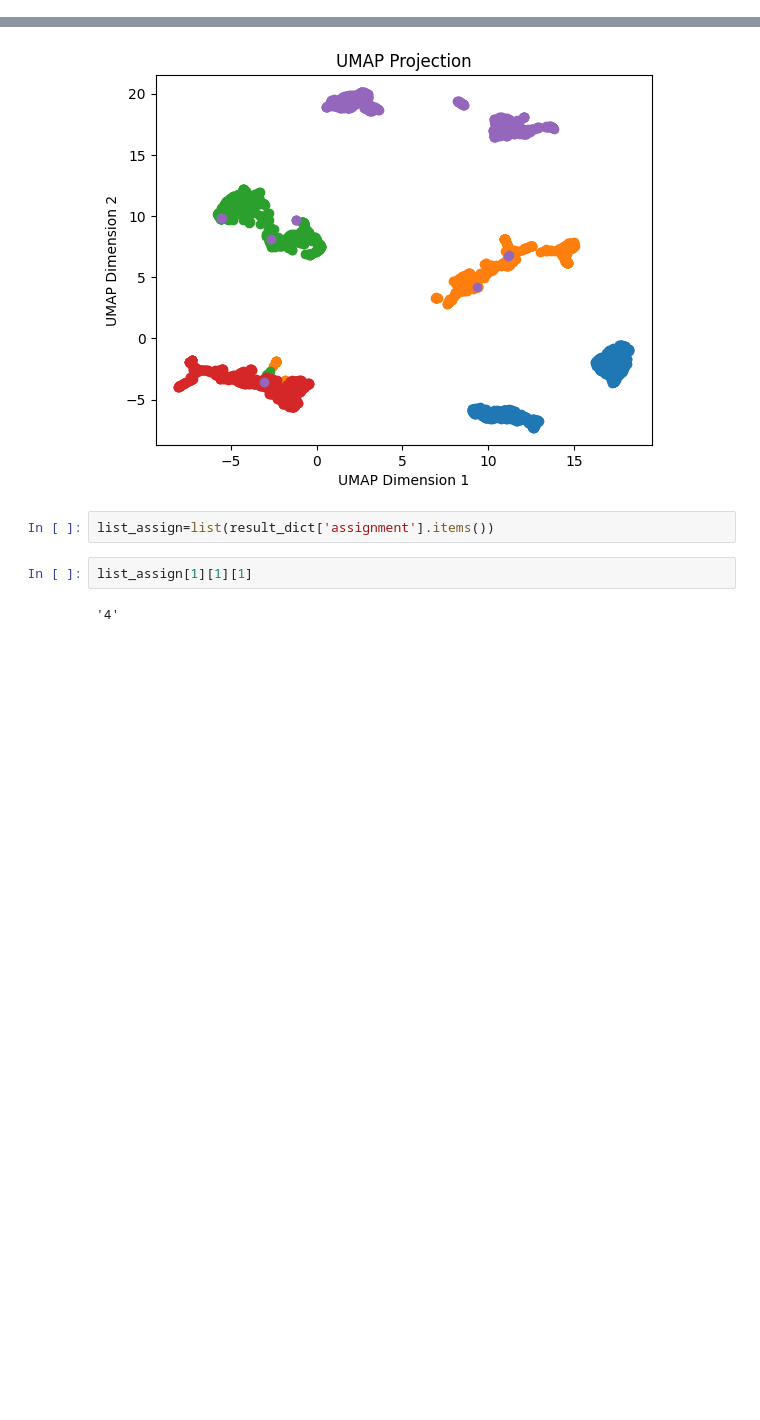
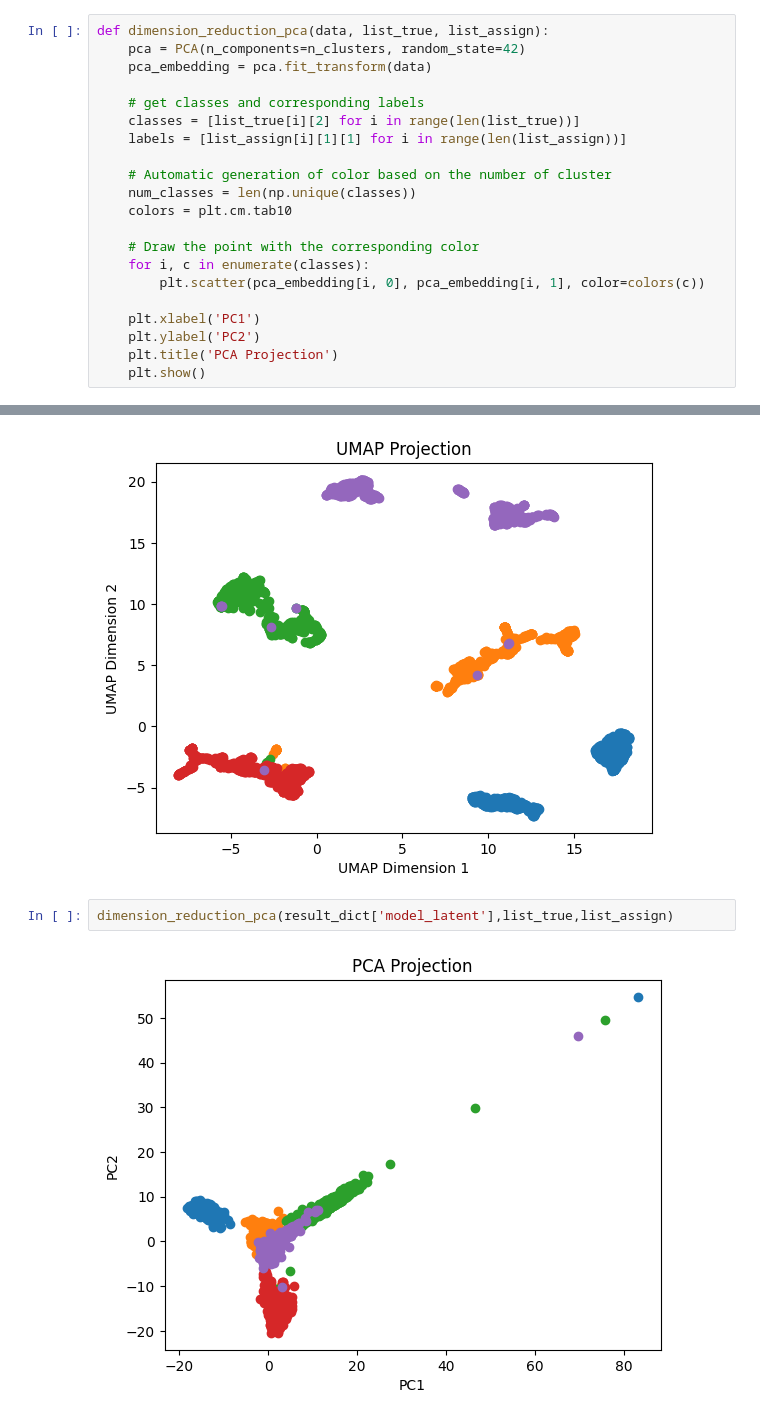
Before and after one commit to jkohler1/bio_info, a Jupyter notebook: project.ipynb, the cells around one changed output, grey strips where cells are left out. Cells and saved outputs as stored; diff of their text form; blank space fills up the shorter version.

```diff
--- a/project.ipynb
+++ b/project.ipynb
@@ -75,6 +77,27 @@ def latent_space_representation_umap(data,list_true,list_assign):
     plt.ylabel('UMAP Dimension 2')
     plt.title('UMAP Projection')
     plt.show()
+# %%
+def dimension_reduction_pca(data, list_true, list_assign):
+    pca = PCA(n_components=n_clusters, random_state=42)
+    pca_embedding = pca.fit_transform(data)
+
+    # get classes and corresponding labels
+    classes = [list_true[i][2] for i in range(len(list_true))]
+    labels = [list_assign[i][1][1] for i in range(len(list_assign))]
+
+    # Automatic generation of color based on the number of cluster
+    num_classes = len(np.unique(classes))
+    colors = plt.cm.tab10
+
+    # Draw the point with the corresponding color
+    for i, c in enumerate(classes):
+        plt.scatter(pca_embedding[i, 0], pca_embedding[i, 1], color=colors(c))
+
+    plt.xlabel('PC1')
+    plt.ylabel('PC2')
+    plt.title('PCA Projection')
+    plt.show()
 # %%
 def read_file(input_file):
     res_list = []
@@ -167,9 +188,7 @@ list_assign=list(result_dict['assignment'].items())
 latent_space_representation_umap(result_dict['model_latent'],list_true,list_assign)
 # %% [output]
 [figure]
-# %%
-list_assign=list(result_dict['assignment'].items())
-# %%
-list_assign[1][1][1]
-# %% [output]
-'4'
+# %%
+dimension_reduction_pca(result_dict['model_latent'],list_true,list_assign)
+# %% [output]
+[figure, added]
```
Also changed, not shown: parts of 4 cells of this notebook, 1 other file.
